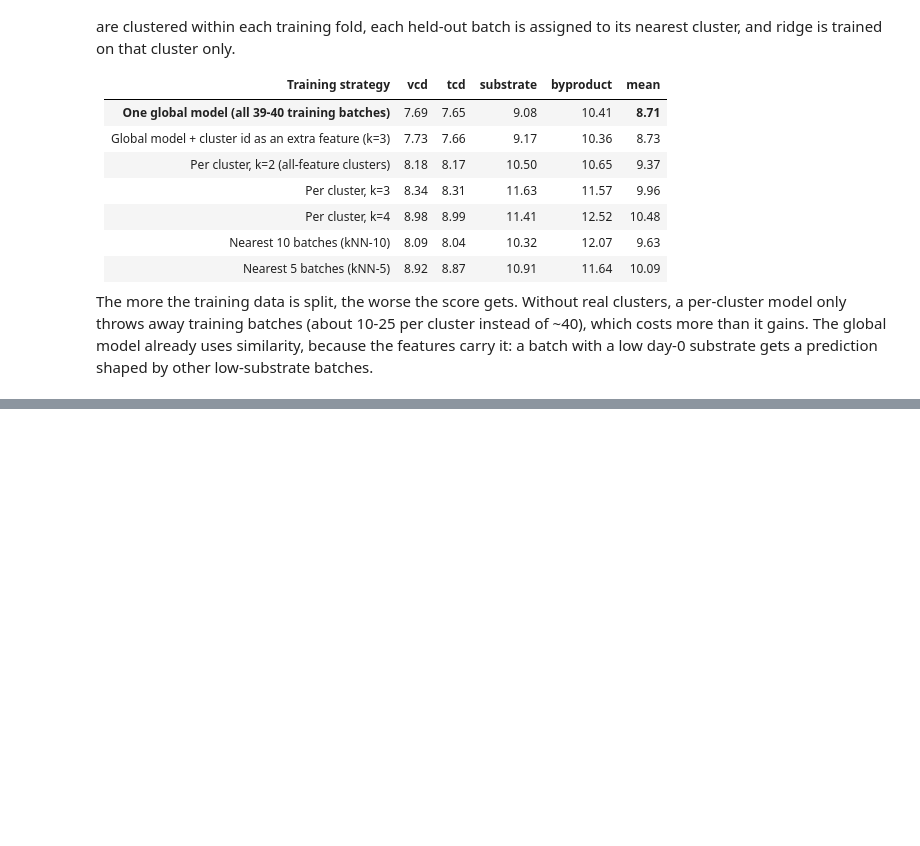
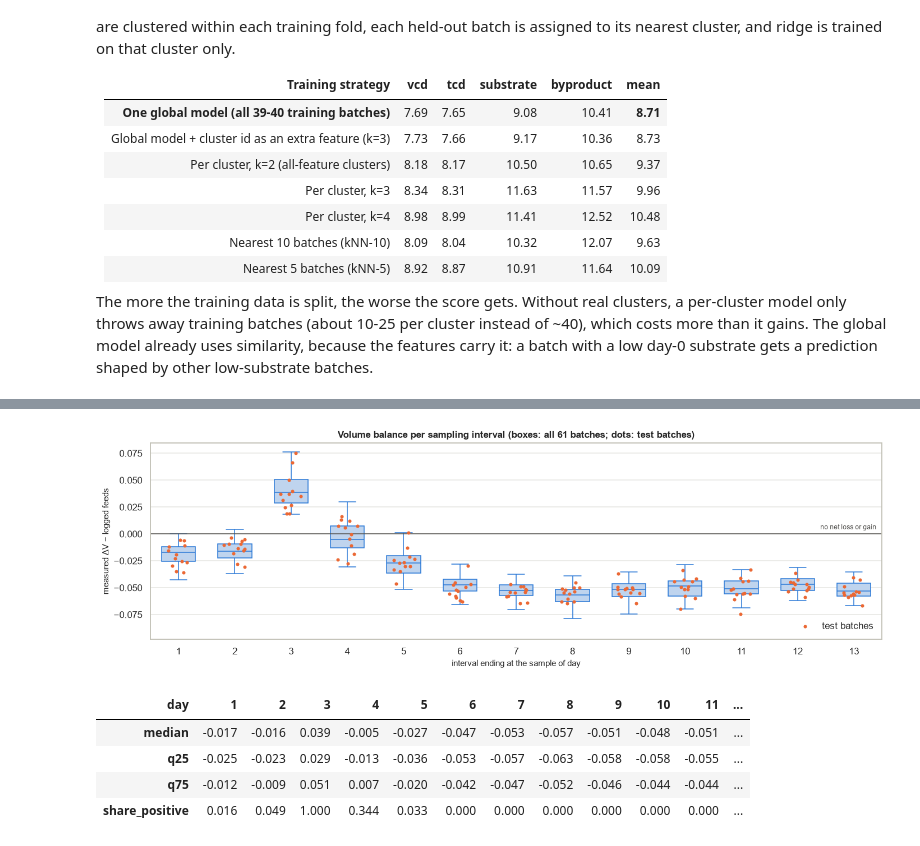
Before and after one commit to SwissDataScienceCenter/SDSC-STEM4Health-group01, a Jupyter notebook: testing/data_overview.ipynb, the cells around one changed output, grey strips where cells are left out. Cells and saved outputs as stored; diff of their text form; code cells hidden in the pictures; blank space fills up the shorter version.

```diff
--- a/testing/data_overview.ipynb
+++ b/testing/data_overview.ipynb
@@ -739,0 +752,29 @@ similarity, because the features carry it: a batch with a low day-0 substrate ge
+# %%
+rows = []
+for bid, g in raw.sort_values("elapsed_time").groupby("batch_id"):
+    s = g[g.volume.notna()]                                   # daily samples, incl. hidden test samples
+    for (_, a), (_, c) in zip(s.iloc[:-1].iterrows(), s.iloc[1:].iterrows()):
+        fed = g.loc[(g.elapsed_time > a.elapsed_time) & (g.elapsed_time <= c.elapsed_time), FEEDS].fillna(0).to_numpy().sum()
+        rows.append({"batch_id": bid, "split": a.split, "day": int(round(c.elapsed_time)), "dV": c.volume - a.volume, "fed": fed})
+vb = pd.DataFrame(rows).assign(residual=lambda d: d.dV - d.fed)
+
+fig, ax = plt.subplots(figsize=(13, 4.2))
+sns.boxplot(data=vb, x="day", y="residual", ax=ax, color="#b7d3f6", linecolor=TRAIN, fliersize=0, width=0.6)
+sns.stripplot(data=vb[vb.split == "test"], x="day", y="residual", ax=ax, color=TEST, size=4, jitter=0.2, label="test batches")
+ax.axhline(0, color="#52514e", linewidth=1)
+ax.text(12.4, 0.003, "no net loss or gain", ha="right", va="bottom", fontsize=8, color="#52514e")
+ax.set_xlabel("interval ending at the sample of day"); ax.set_ylabel("measured ΔV − logged feeds")
+ax.set_title("Volume balance per sampling interval (boxes: all 61 batches; dots: test batches)")
+h, l = ax.get_legend_handles_labels(); ax.legend(h[:1], l[:1], frameon=False, loc="lower right")
+ax.grid(axis="x", visible=False)
+plt.tight_layout(); plt.show()
+
+vb.groupby("day").residual.agg(median="median", q25=lambda r: r.quantile(0.25), q75=lambda r: r.quantile(0.75),
+                               share_positive=lambda r: (r > 0).mean()).round(3).T
+# %% [output]
+[figure, added]
+| day | 1 | 2 | 3 | 4 | 5 | 6 | 7 | 8 | 9 | 10 | 11 | ... |
+| median | -0.017 | -0.016 | 0.039 | -0.005 | -0.027 | -0.047 | -0.053 | -0.057 | -0.051 | -0.048 | -0.051 | ... |
+| q25 | -0.025 | -0.023 | 0.029 | -0.013 | -0.036 | -0.053 | -0.057 | -0.063 | -0.058 | -0.058 | -0.055 | ... |
+| q75 | -0.012 | -0.009 | 0.051 | 0.007 | -0.020 | -0.042 | -0.047 | -0.052 | -0.046 | -0.044 | -0.044 | ... |
+| share_positive | 0.016 | 0.049 | 1.000 | 0.344 | 0.033 | 0.000 | 0.000 | 0.000 | 0.000 | 0.000 | 0.000 | ... |
```
Also changed, not shown: parts of 4 cells of this notebook, 1 other file.
